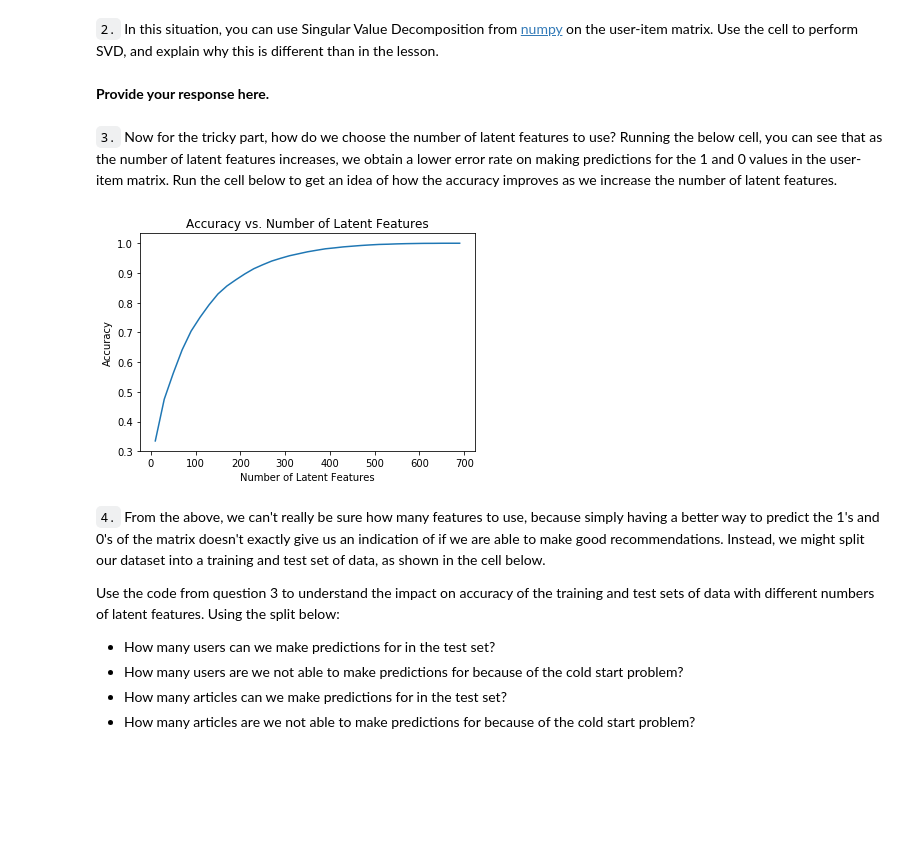
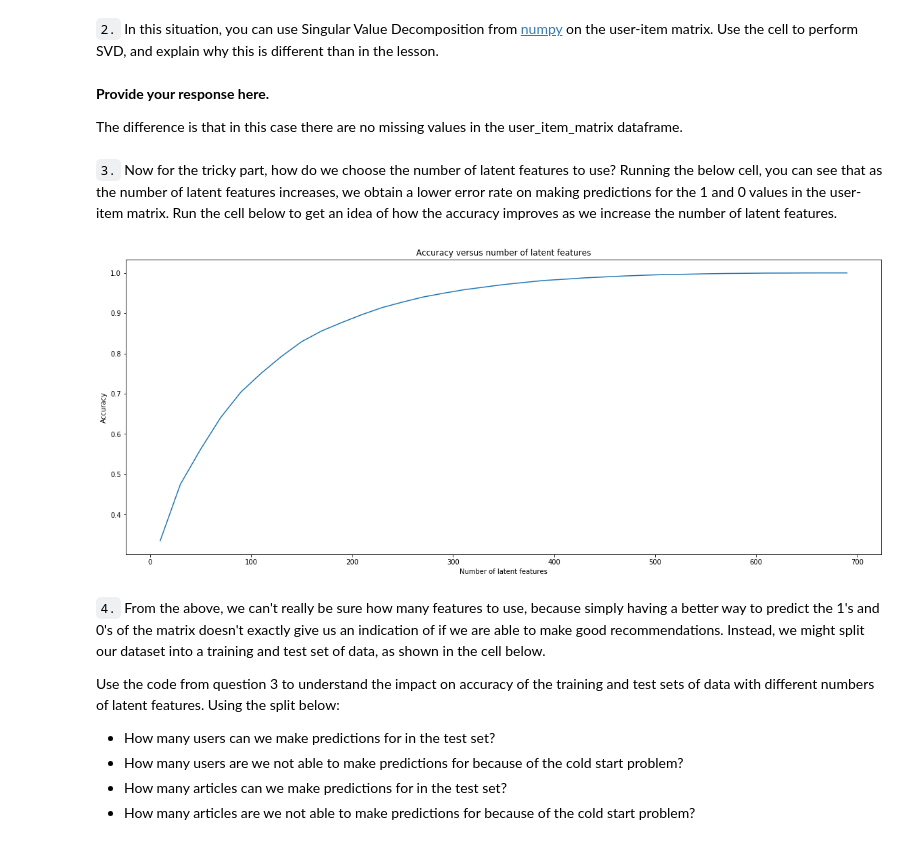
Before and after one commit to foskyblue/ibm_recommendation_engine, a Jupyter notebook: recommendations_with_IBM.ipynb, the cells around one changed output. Drawn from its saved outputs; the diff is of its cells as text; code cells hidden in the pictures; blank space fills up the shorter version.

```diff
--- a/recommendations_with_IBM.ipynb
+++ b/recommendations_with_IBM.ipynb
@@ -701,35 +720,37 @@ user_item_matrix.head()
 # Perform SVD on the User-Item Matrix Here
 
 u, s, vt = np.linalg.svd(user_item_matrix) # use the built in to get the three matrices
-# %% [markdown]
-**Provide your response here.**
+# %% [markdown]
+**Provide your response here.**
+
+The difference is that in this case there are no missing values in the user_item_matrix dataframe.
 # %% [markdown]
 `3.` Now for the tricky part, how do we choose the number of latent features to use?  Running the below cell, you can see that as the number of latent features increases, we obtain a lower error rate on making predictions for the 1 and 0 values in the user-item matrix.  Run the cell below to get an idea of how the accuracy improves as we increase the number of latent features.
 # %%
 num_latent_feats = np.arange(10,700+10,20)
 sum_errs = []
 
 for k in num_latent_feats:
     # restructure with k latent features
     s_new, u_new, vt_new = np.diag(s[:k]), u[:, :k], vt[:k, :]
 
     # take dot product
     user_item_est = np.around(np.dot(np.dot(u_new, s_new), vt_new))
 
     # compute error for each prediction to actual value
     diffs = np.subtract(user_item_matrix, user_item_est)
 
     # total errors and keep track of them
     err = np.sum(np.sum(np.abs(diffs)))
     sum_errs.append(err)
 
-
+plt.figure(figsize=(20,8))
 plt.plot(num_latent_feats, 1 - np.array(sum_errs)/df.shape[0]);
-plt.xlabel('Number of Latent Features');
+plt.xlabel('Number of latent features');
 plt.ylabel('Accuracy');
-plt.title('Accuracy vs. Number of Latent Features');
+plt.title('Accuracy versus number of latent features');
 # %% [output]
-[figure, old version]
+[figure, new version]
 # %% [markdown]
 `4.` From the above, we can't really be sure how many features to use, because simply having a better way to predict the 1's and 0's of the matrix doesn't exactly give us an indication of if we are able to make good recommendations.  Instead, we might split our dataset into a training and test set of data, as shown in the cell below.
 
```
Also changed, not shown: parts of 19 cells of this notebook.
